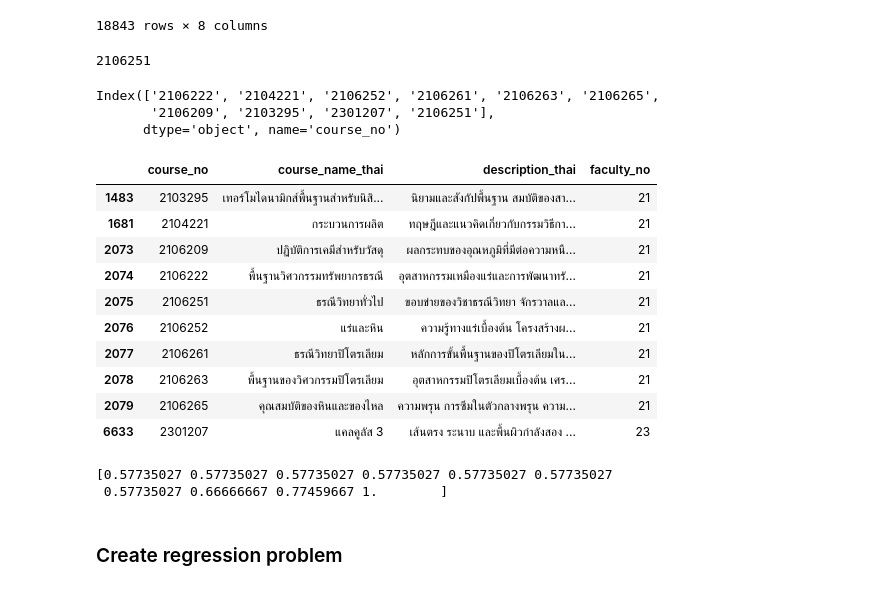
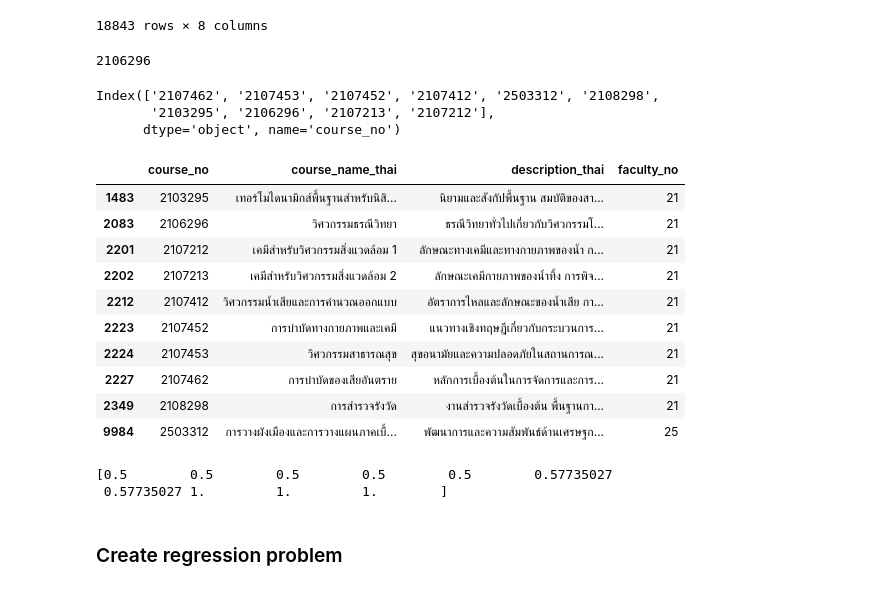
Before and after one commit to new5558/Chula-course-recommender-proof-of-concept, a Jupyter notebook: src/model.ipynb, the cells around one changed output. Saved outputs shown, nothing was run; the diff lists cells and outputs as text; code cells hidden in the pictures.

```diff
--- a/src/model.ipynb
+++ b/src/model.ipynb
@@ -2447,40 +2447,40 @@ merged_df
 # %%
 from sklearn.metrics.pairwise import cosine_similarity
 
-index = 1000
+index = 1005
 print(occurance_matrix_same_program_year.iloc[index].name)
 
 max_sim_indexs = course_similarity[index].argsort()[-10:]
 
 most_similar_index = occurance_matrix_same_program_year.iloc[max_sim_indexs].index
 most_similar_course = df[df['course_no'].isin(most_similar_index)]
 
 
 display(most_similar_index)
 display(most_similar_course)
 # print(most_similar_course['course_name_thai'])
 # print(most_similar_course['description_thai'])
 
 # print(np.array([train_texts[i] for i in max_sim_indexs]))
 # print(np.array([train_labels[i] for i in max_sim_indexs]))
 print(course_similarity[index][max_sim_indexs])
 # %% [output]
-2106251
+2106296
-Index(['2106222', '2104221', '2106252', '2106261', '2106263', '2106265',
-       '2106209', '2103295', '2301207', '2106251'],
+Index(['2107462', '2107453', '2107452', '2107412', '2503312', '2108298',
+       '2103295', '2106296', '2107213', '2107212'],
       dtype='object', name='course_no')
 |  | course_no | course_name_thai | description_thai | faculty_no |
 | 1483 | 2103295 | เทอร์โมไดนามิกส์พื้นฐานสำหรับนิสิ... | นิยามและสังกัปพื้นฐาน สมบัติของสา... | 21 |
-| 1681 | 2104221 | กระบวนการผลิต | ทฤษฎีและแนวคิดเกี่ยวกับกรรมวิธีกา... | 21 |
-| 2073 | 2106209 | ปฏิบัติการเคมีสำหรับวัสดุ | ผลกระทบของอุณหภูมิที่มีต่อความหนื... | 21 |
-| 2074 | 2106222 | พื้นฐานวิศวกรรมทรัพยากรธรณี | อุตสาหกรรมเหมืองแร่และการพัฒนาทรั... | 21 |
-| 2075 | 2106251 | ธรณีวิทยาทั่วไป | ขอบข่ายของวิชาธรณีวิทยา จักรวาลแล... | 21 |
-| 2076 | 2106252 | แร่และหิน | ความรู้ทางแร่เบื้องต้น โครงสร้างผ... | 21 |
-| 2077 | 2106261 | ธรณีวิทยาปิโตรเลียม | หลักการขั้นพื้นฐานของปิโตรเลียมใน... | 21 |
-| 2078 | 2106263 | พื้นฐานของวิศวกรรมปิโตรเลียม | อุตสาหกรรมปิโตรเลียมเบื้องต้น เศร... | 21 |
-| 2079 | 2106265 | คุณสมบัติของหินและของไหล | ความพรุน การซึมในตัวกลางพรุน ความ... | 21 |
-| 6633 | 2301207 | แคลคูลัส 3 | เส้นตรง ระนาบ และพื้นผิวกำลังสอง ... | 23 |
+| 2083 | 2106296 | วิศวกรรมธรณีวิทยา | ธรณีวิทยาทั่วไปเกี่ยวกับวิศวกรรมโ... | 21 |
+| 2201 | 2107212 | เคมีสำหรับวิศวกรรมสิ่งแวดล้อม 1 | ลักษณะทางเคมีและทางกายภาพของน้ำ ก... | 21 |
+| 2202 | 2107213 | เคมีสำหรับวิศวกรรมสิ่งแวดล้อม 2 | ลักษณะเคมีกายภาพของน้ำทิ้ง การพิจ... | 21 |
+| 2212 | 2107412 | วิศวกรรมน้ำเสียและการคำนวณออกแบบ | อัตราการไหลและลักษณะของน้ำเสีย กา... | 21 |
+| 2223 | 2107452 | การบำบัดทางกายภาพและเคมี | แนวทางเชิงทฤษฎีเกี่ยวกับกระบวนการ... | 21 |
+| 2224 | 2107453 | วิศวกรรมสาธารณสุข | สุขอนามัยและความปลอดภัยในสถานการณ... | 21 |
+| 2227 | 2107462 | การบำบัดของเสียอันตราย | หลักการเบื้องต้นในการจัดการและการ... | 21 |
+| 2349 | 2108298 | การสำรวจรังวัด | งานสำรวจรังวัดเบื้องต้น พื้นฐานกา... | 21 |
+| 9984 | 2503312 | การวางผังเมืองและการวางแผนภาคเบื้... | พัฒนาการและความสัมพันธ์ด้านเศรษฐก... | 25 |
-[0.57735027 0.57735027 0.57735027 0.57735027 0.57735027 0.57735027
- 0.57735027 0.66666667 0.77459667 1.        ]
+[0.5        0.5        0.5        0.5        0.5        0.57735027
+ 0.57735027 1.         1.         1.        ]
 # %% [markdown]
 ### Create regression problem
```
Also changed, not shown: parts of 12 cells of this notebook.
